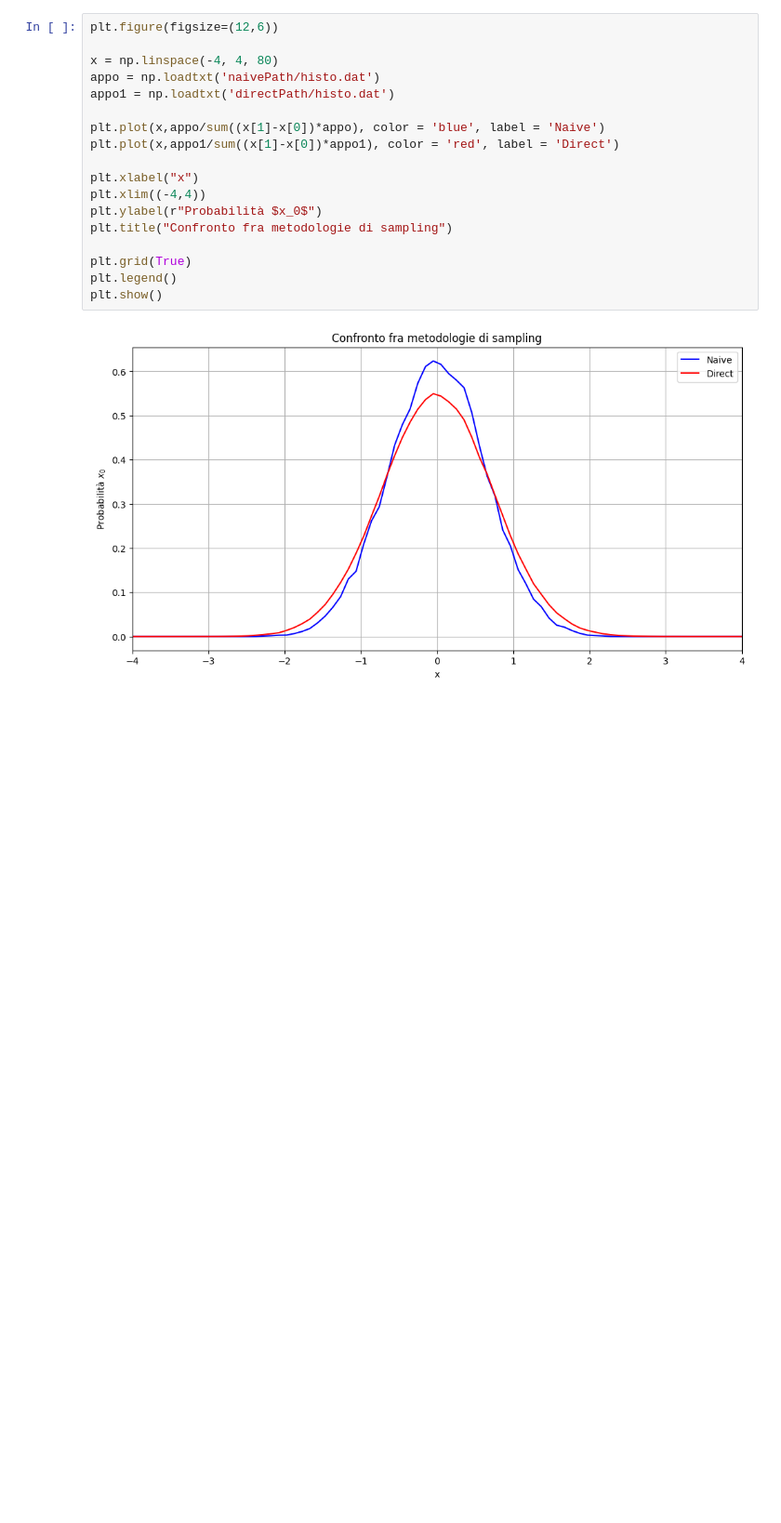
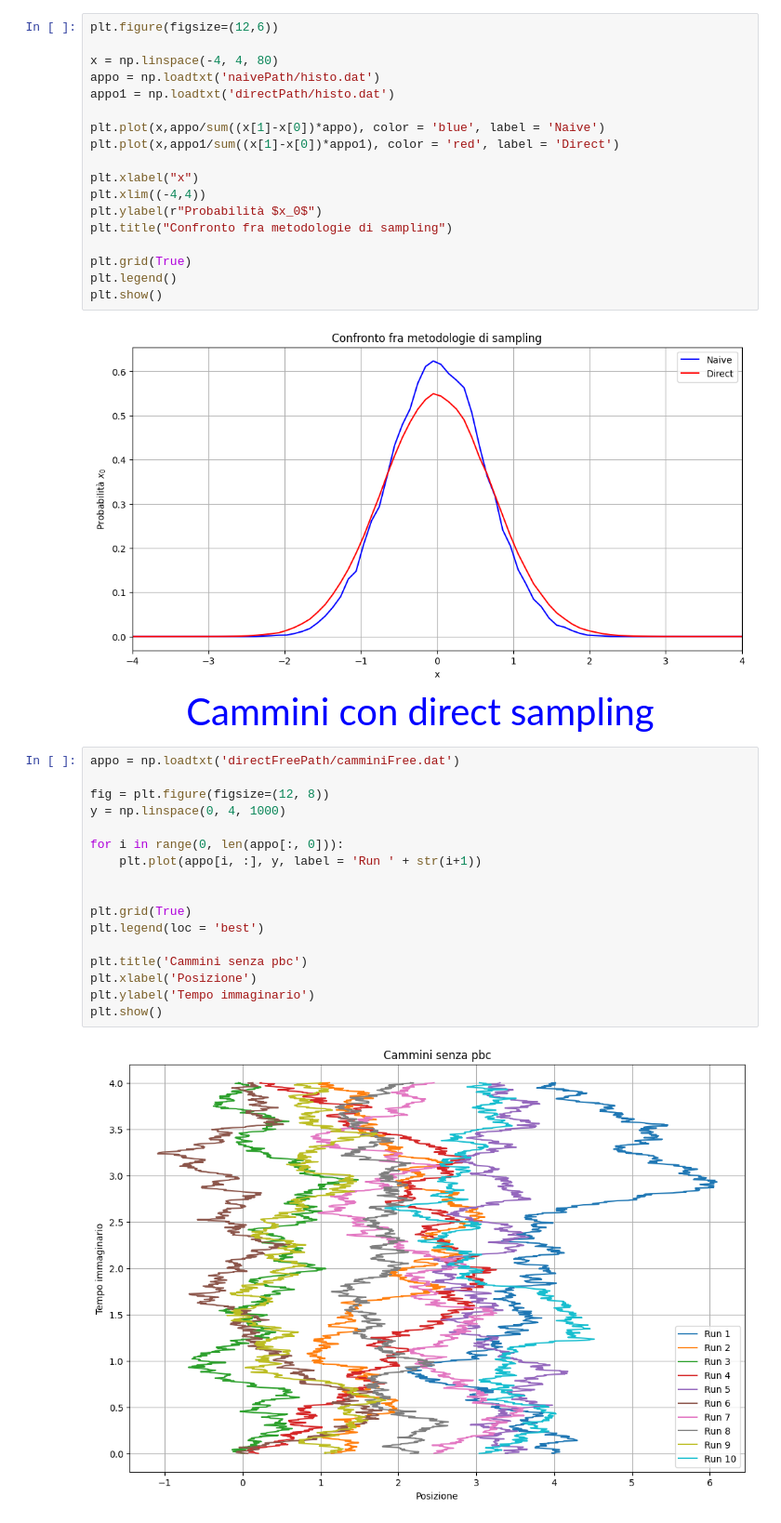
Before and after one commit to Negrini085/FSA, a Jupyter notebook: monteCarloPath/path.ipynb, the cells around one changed output. Shown at 93% size. Drawn from its saved outputs; the diff is of its cells as text; blank space fills up the shorter version.

Commit message:
Analisi dei cammini di particella libera

```diff
--- a/monteCarloPath/path.ipynb
+++ b/monteCarloPath/path.ipynb
@@ -175,3 +176,26 @@ plt.legend()
 plt.show()
 # %% [output]
 [figure]
+# %% [markdown]
+<div style="text-align: center;">
+    <span style="color: blue; font-size: 40px;"> Cammini con direct sampling</span>
+</div>
+# %%
+appo = np.loadtxt('directFreePath/camminiFree.dat')
+
+fig = plt.figure(figsize=(12, 8))
+y = np.linspace(0, 4, 1000)
+
+for i in range(0, len(appo[:, 0])):
+    plt.plot(appo[i, :], y, label = 'Run ' + str(i+1))
+
+
+plt.grid(True)
+plt.legend(loc = 'best')
+
+plt.title('Cammini senza pbc')
+plt.xlabel('Posizione')
+plt.ylabel('Tempo immaginario')
+plt.show()
+# %% [output]
+[figure, added]
```
Also changed, not shown: parts of 2 cells of this notebook, 6 other files.
